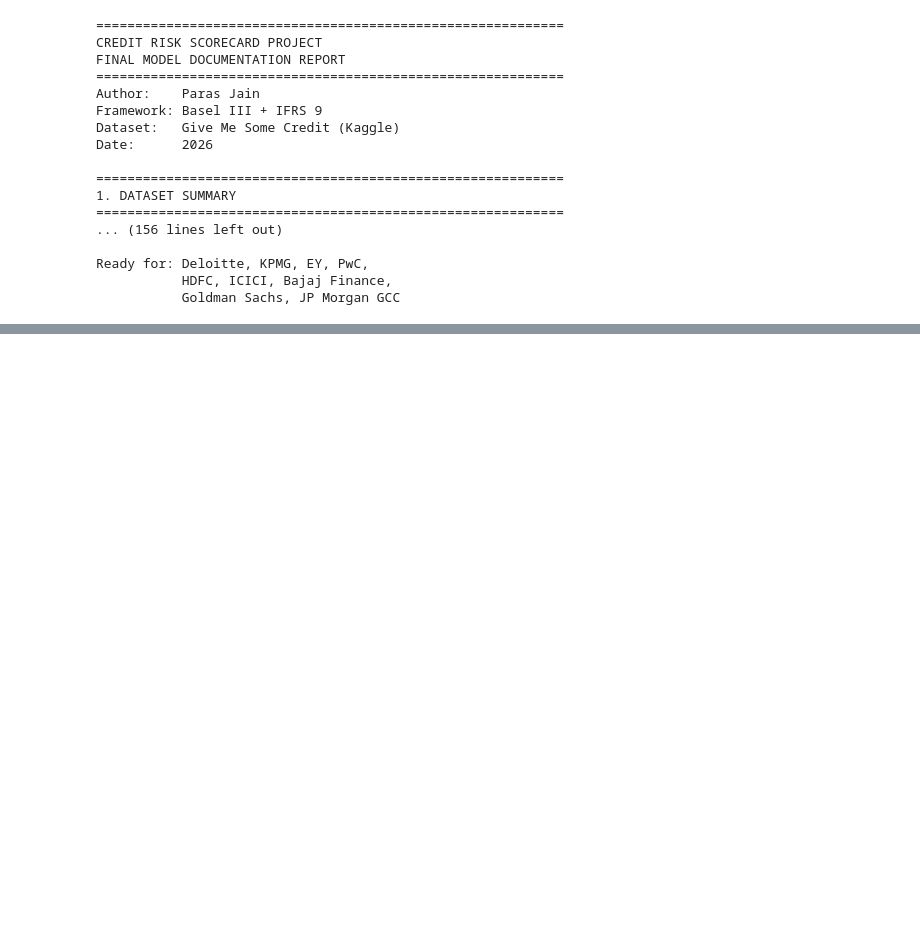
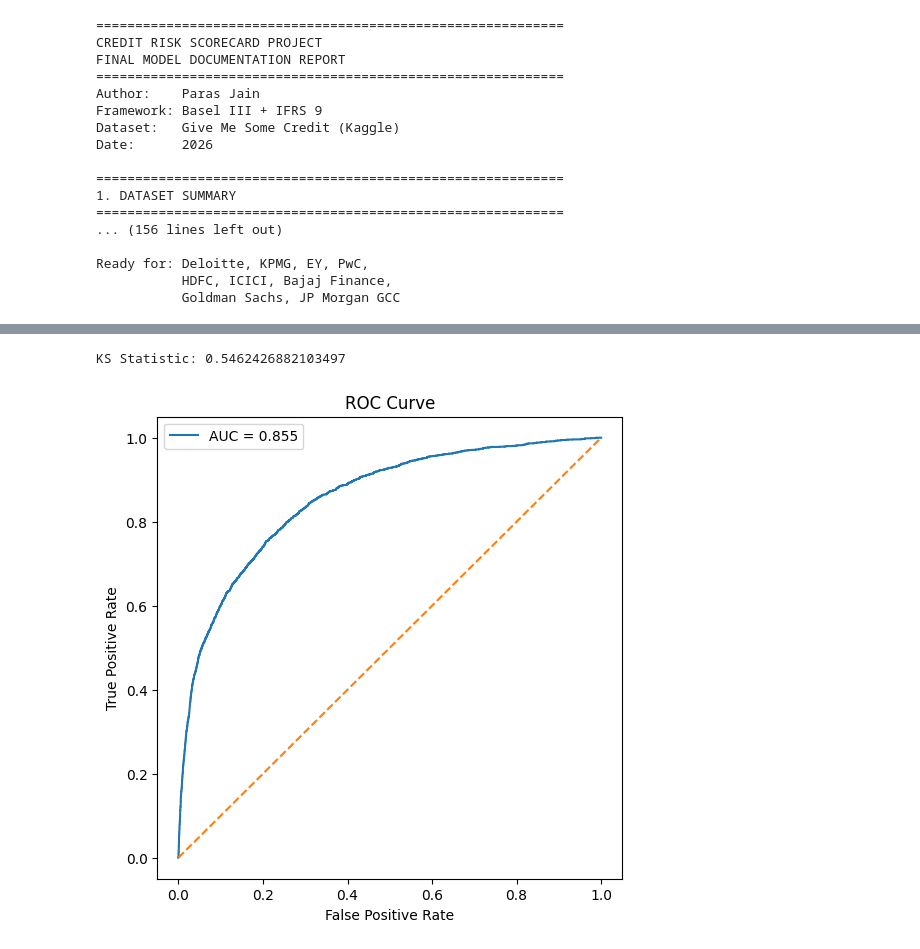
Before and after one commit to ParasJain03/Credit-Risk-Scorecard, a Jupyter notebook: Credit_Risk_Scorecard_ParasJain.ipynb, the cells around one changed output, grey strips where cells are left out. Saved outputs shown, nothing was run; the diff lists cells and outputs as text; code cells hidden in the pictures; blank space fills up the shorter version.

```diff
--- a/Credit_Risk_Scorecard_ParasJain.ipynb
+++ b/Credit_Risk_Scorecard_ParasJain.ipynb
@@ -2493,0 +2512,13 @@ Ready for: Deloitte, KPMG, EY, PwC,
+# %%
+import pickle
+
+# Save only model + scaler
+clean_model = {
+    "model": lr_model,
+    "scaler": scaler
+}
+
+with open("pd_model_final.pkl", "wb") as f:
+    pickle.dump(clean_model, f)
+
+print("New clean model saved successfully")
@@ -2493,0 +2546,8 @@ Ready for: Deloitte, KPMG, EY, PwC,
+# %%
+# predicted probabilities
+
+y_pred_prob = lr_model.predict_proba(X_test_scaled)[:,1]
+
+# predicted class
+
+y_pred = lr_model.predict(X_test_scaled)
@@ -2493,0 +2580,25 @@ Ready for: Deloitte, KPMG, EY, PwC,
+# %%
+good = y_pred_prob[y_test == 0]
+bad = y_pred_prob[y_test == 1]
+
+ks_stat = ks_2samp(good, bad).statistic
+
+print("KS Statistic:", ks_stat)
+# %% [output]
+KS Statistic: 0.5462426882103497
+# %%
+fpr, tpr, thresholds = roc_curve(y_test, y_pred_prob)
+
+plt.figure(figsize=(6,6))
+
+plt.plot(fpr, tpr, label=f"AUC = {auc:.3f}")
+plt.plot([0,1],[0,1],'--')
+
+plt.xlabel("False Positive Rate")
+plt.ylabel("True Positive Rate")
+plt.title("ROC Curve")
+plt.legend()
+
+plt.show()
+# %% [output]
+[figure, added]
```
Also changed, not shown: parts of 22 cells of this notebook.
